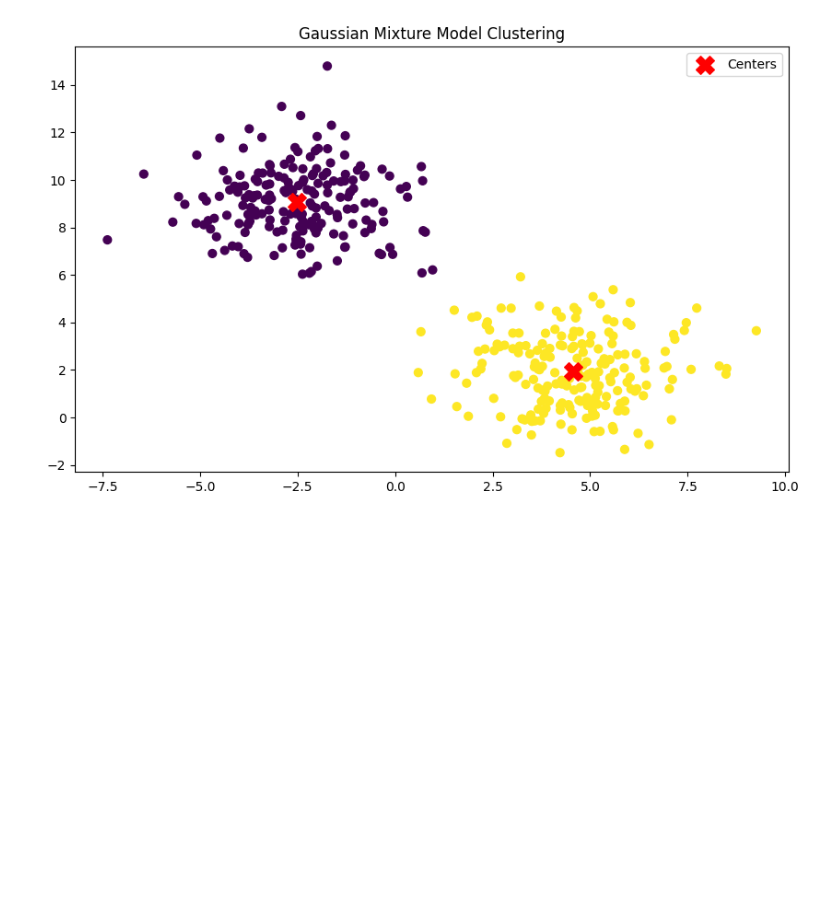
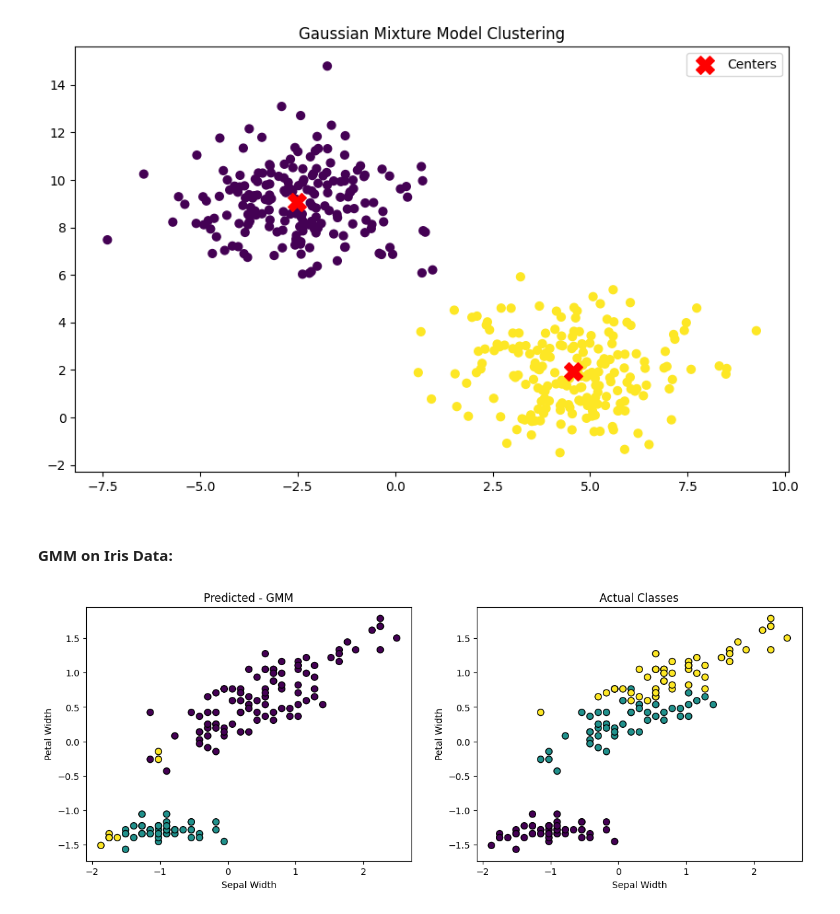
Before and after one commit to jasonyang26b/Python-Machine-Learning, a Jupyter notebook: Week8_Unsupervised_Learning/GMM_Gaussian_Mixture_Model.ipynb, the cells around one changed output. Saved outputs shown, nothing was run; the diff lists cells and outputs as text; code cells hidden in the pictures; blank space fills up the shorter version.

```diff
--- a/Week8_Unsupervised_Learning/GMM_Gaussian_Mixture_Model.ipynb
+++ b/Week8_Unsupervised_Learning/GMM_Gaussian_Mixture_Model.ipynb
@@ -499,3 +723,5 @@ Learned Means:
 Learned Cluster Weights (phi):
  [0.49948043 0.50051957]
 [figure]
+# %% [markdown]
+#### **GMM on Iris Data:**
@@ -501,0 +732,25 @@ Learned Cluster Weights (phi):
+# %%
+# Load data
+iris = datasets.load_iris(return_X_y=True)
+X, y = iris[0], iris[1]
+# %%
+# Standard Data
+standard = StandardScaler()
+X_std = standard.fit_transform(X)
+# %%
+model = GaussianMixture(n_components=3, covariance_type='full', random_state=42)
+y_pred = model.fit_predict(X_std)
+# %%
+fig, axes = plt.subplots(1, 2, figsize=(14,5))
+axes[0].scatter(X_std[:, 0], X_std[:, 2], c = y_pred, cmap='viridis', edgecolors='k', s=50)
+axes[0].set_title('Predicted - GMM')
+axes[0].set_xlabel('Sepal Width')
+axes[0].set_ylabel('Petal Width')
+
+axes[1].scatter(X_std[:, 0], X_std[:, 2], c = y, cmap='viridis', edgecolors='k', s=50)
+axes[1].set_title('Actual Classes')
+axes[1].set_xlabel('Sepal Width')
+axes[1].set_ylabel('Petal Width')
+plt.show()
+# %% [output]
+[figure, added]
```
Also changed, not shown: parts of 20 cells of this notebook, 21 other files.
